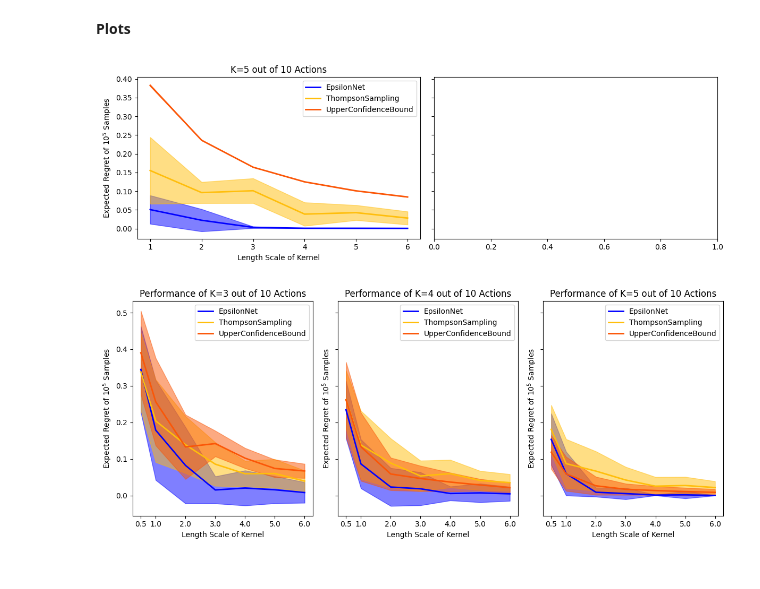
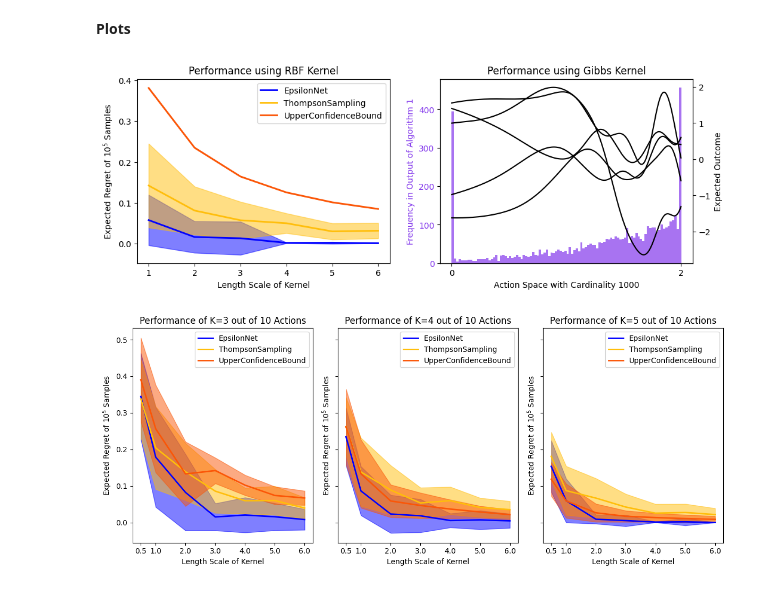
Before and after one commit to Quan-Zhou/MAB, a Jupyter notebook: RKHScombinatorial.ipynb, the cells around one changed output. Cells and saved outputs as stored; diff of their text form; code cells hidden in the pictures.

```diff
--- a/RKHScombinatorial.ipynb
+++ b/RKHScombinatorial.ipynb
@@ -5,9 +5,3 @@ from scipy.spatial.distance import cdist
 import pandas as pd
 from itertools import combinations
 import collections
-# %%
-# Define an RBF (Gaussian) Kernel
-def rbf_kernel(X1, X2, length_scale=0.1, sigma_f=1.0):
-    """Computes the RBF kernel matrix."""
-    sq_dist = cdist(X1, X2, 'sqeuclidean')
-    return sigma_f ** 2 * np.exp(-sq_dist / (2 * length_scale ** 2))
@@ -225,7 +176,7 @@ report=pd.DataFrame(columns=['EmpiricialRegret','length_scale','K','method'])
 length_range=[1,2,3,4,5,6] #0.1,0.5,1,
 K=5
 for length_scale in length_range:
-    for ignore in range(5):
+    for ignore in range(20):
         fun=GPfunctions(K,length_scale=length_scale,IfStationary=IfStationary)
         output=fun.test(fun.subset)
         ucb=fun.test(fun.run_ucb(time_steps=3000))
@@ -279,5 +213,5 @@ for K in [5]:
 # %% [markdown]
 **Plots**
 # %%
-report=pd.read_csv('report.csv')
-length_range=[0.5,1,2,3,4,5,6]
+report=pd.read_csv('report15.csv')
+length_range=[1,2,3,4,5,6]
@@ -284,37 +231,64 @@ length_range=[0.5,1,2,3,4,5,6]
 # %%
-fig, axes = plt.subplots(1,2,figsize=(12,4),sharey=True, constrained_layout=False)  # (rows, cols)
+fig, axes = plt.subplots(1,2,figsize=(12,4))  # (rows, cols)
 # plt.subplots_adjust(wspace=0.01)
 methods = ['epsilon','ts','ucb']
 methodnames = dict(zip(methods,['EpsilonNet','ThompsonSampling','UpperConfidenceBound']))
-krange = [5]
+K=5
 colormap = dict(zip(methods, ['b','#FFBE0B','#FB5607']))
 
 i=0
 for m in methods:
     dfmean=report.groupby(by=["length_scale",'K','method']).mean()['EmpiricialRegret']
-    mean=np.array([dfmean[l][krange[i]][m] for l in length_range])
+    mean=np.array([dfmean[l][K][m] for l in length_range])
     dfstd=report.groupby(by=["length_scale",'K','method']).std()['EmpiricialRegret']
-    std=np.array([dfstd[l][krange[i]][m] for l in length_range])
+    std=np.array([dfstd[l][K][m] for l in length_range])
     axes[i].plot(length_range, mean, label="{}".format(methodnames[m]), color=colormap[m],linewidth=2)
     axes[i].fill_between(length_range, mean-std, mean+std, color=colormap[m],alpha=0.5)
 
 # axes[i].set_ylim([-0.05,0.5])
-axes[i].set_title("K={} out of 15 Actions".format(krange[i]))
+axes[i].set_title('Performance using RBF Kernel') #"K={} out of 15 Actions".format(krange[i])
 axes[i].set_xlabel("Length Scale of Kernel")
 axes[i].set_xticks(length_range)
-if i==0:
-    axes[i].set_ylabel(r"Expected Regret of $10^5$ Samples")
+axes[i].set_ylabel(r"Expected Regret of $10^5$ Samples")
 axes[i].legend()
+
+i=1
+# First plot (left y-axis)
+color1 = '#8338ec'
+
+# Group indices into one bin
+bin_size = 10
+num_bins = num_points // bin_size
+grouped_histogram = [sum(all_counts[i] for i in range(b * bin_size, (b + 1) * bin_size)) for b in range(num_bins)]
+# Plot the grouped histogram
+axes[i].bar([b * bin_size + bin_size/2  for b in range(num_bins)], grouped_histogram, width=bin_size,alpha=0.7,color=color1)
+axes[i].set_xlabel('Action Space with Cardinality {}'.format(num_points))
+axes[i].set_xticks([0,999])
+axes[i].set_xticklabels([0,2])
+axes[i].set_ylabel('Frequency in Output of Algorithm 1', color=color1)
+axes[i].tick_params(axis='y', labelcolor=color1)
+axes[i].set_title('Performance using Gibbs Kernel')
+
+# Second y-axis
+ax2 = axes[i].twinx()
+color2 = 'black' #"#2a9d8f"
+ax2.set_ylabel('Expected Outcome', color=color2)
+batch_size=5
+fun=GPfunctions_Epsilon(K=1,actionspace=actionspace,kernel=kernel)
+fun_samples=fun.samples(size=batch_size)
+for i in range(batch_size):
+    ax2.plot([*range(num_points)],fun_samples[i,:],color=color2)
+ax2.tick_params(axis='y', labelcolor=color2)
 
 # Save plot as a PDF without margins
 plt.subplots_adjust(wspace=None)
-# plt.savefig("RKHS_baselines.pdf", format="pdf", bbox_inches='tight', pad_inches=0, transparent=True)
+plt.savefig("RKHS_baselines.pdf", format="pdf", bbox_inches='tight', pad_inches=0, transparent=True)
 
 # Adjust layout
-plt.tight_layout()
+# plt.tight_layout()
 plt.show()
 # %% [output]
-[figure, old version]
+[figure, new version]
 # %%
 fig, axes = plt.subplots(1,3,figsize=(12, 5),sharey=True)  # (rows, cols)
 methods = ['epsilon','ts','ucb']
```
Also changed, not shown: parts of 11 cells of this notebook, 3 other files.
